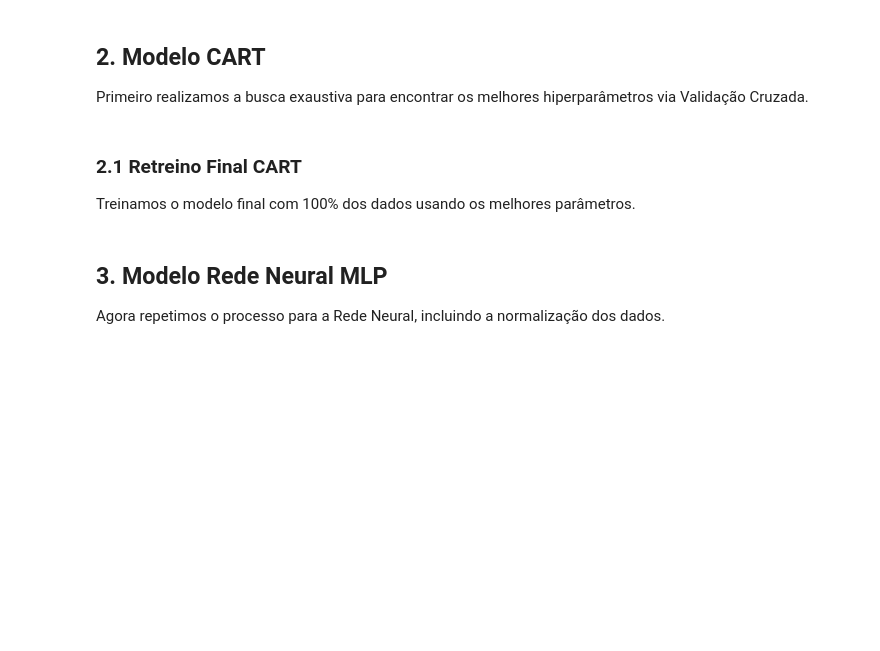
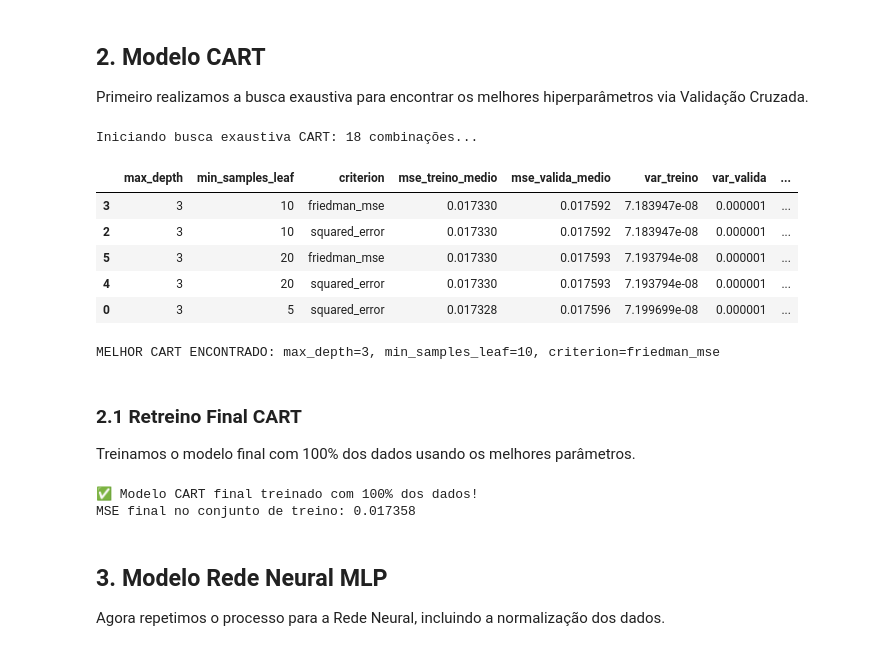
Before and after one commit to MatheusLoureiro2003/regressao_sistemas_inteligentes, a Jupyter notebook: regressao.ipynb, the cells around one changed output. Drawn from its saved outputs; the diff is of its cells as text; code cells hidden in the pictures; blank space fills up the shorter version.

```diff
--- a/regressao.ipynb
+++ b/regressao.ipynb
@@ -55,44 +87,55 @@ from itertools import product
 kf = KFold(n_splits=5, shuffle=True, random_state=SEED_TREINO)
 
 param_grid = {
-    'max_depth': [3, 5, 10, 15],
+    'max_depth': [3, 5, 10],
     'min_samples_leaf': [5, 10, 20],
     'criterion': ['squared_error', 'friedman_mse']
 }
 
 keys, values = zip(*param_grid.items())
 combinacoes = [dict(zip(keys, v)) for v in product(*values)]
 resultados_lista = []
 
 print(f"Iniciando busca exaustiva CART: {len(combinacoes)} combinações...\n")
 
 for i, params in enumerate(combinacoes):
     model = DecisionTreeRegressor(**params, random_state=SEED_TREINO)
     cv_results = cross_validate(model, X, y, cv=kf, scoring="neg_mean_squared_error", return_train_score=True)
 
     mse_treino = -cv_results["train_score"]
     mse_valida = -cv_results["test_score"]
 
     resultados_lista.append({
         "max_depth": params['max_depth'],
         "min_samples_leaf": params['min_samples_leaf'],
         "criterion": params['criterion'],
         "mse_treino_medio": np.mean(mse_treino),
         "mse_valida_medio": np.mean(mse_valida),
         "var_treino": np.var(mse_treino),
         "var_valida": np.var(mse_valida),
         "diff_abs": abs(np.mean(mse_treino) - np.mean(mse_valida))
     })
 
 df_resultados_cart = pd.DataFrame(resultados_lista).sort_values("mse_valida_medio")
 display(df_resultados_cart.head(5))
 
 melhor_cart_config = df_resultados_cart.iloc[0]
-print(f"\nMELHOR CART ENCONTRADO: max_depth={melhor_cart_config['max_depth']}, min_samples_leaf={melhor_cart_config['min_samples_leaf']}, criterion={melhor_cart_res['criterion']}")
+print(f"\nMELHOR CART ENCONTRADO: max_depth={melhor_cart_config['max_depth']}, min_samples_leaf={melhor_cart_config['min_samples_leaf']}, criterion={melhor_cart_config['criterion']}")
+# %% [output]
+Iniciando busca exaustiva CART: 18 combinações...
+|  | max_depth | min_samples_leaf | criterion | mse_treino_medio | mse_valida_medio | var_treino | var_valida | ... |
+| 3 | 3 | 10 | friedman_mse | 0.017330 | 0.017592 | 7.183947e-08 | 0.000001 | ... |
+| 2 | 3 | 10 | squared_error | 0.017330 | 0.017592 | 7.183947e-08 | 0.000001 | ... |
+| 5 | 3 | 20 | friedman_mse | 0.017330 | 0.017593 | 7.193794e-08 | 0.000001 | ... |
+| 4 | 3 | 20 | squared_error | 0.017330 | 0.017593 | 7.193794e-08 | 0.000001 | ... |
+| 0 | 3 | 5 | squared_error | 0.017328 | 0.017596 | 7.199699e-08 | 0.000001 | ... |
+MELHOR CART ENCONTRADO: max_depth=3, min_samples_leaf=10, criterion=friedman_mse
 # %% [markdown]
 ### 2.1 Retreino Final CART
 Treinamos o modelo final com 100% dos dados usando os melhores parâmetros.
 # %%
+from sklearn.metrics import mean_squared_error
+
 modelo_final_cart = DecisionTreeRegressor(
     max_depth=melhor_cart_config['max_depth'],
     min_samples_leaf=melhor_cart_config['min_samples_leaf'],
@@ -101,6 +144,14 @@ modelo_final_cart = DecisionTreeRegressor(
 )
 modelo_final_cart.fit(X, y)
 print("✅ Modelo CART final treinado com 100% dos dados!")
+# Calculando o erro nos dados que ele acabou de ver (Erro de Treino Final)
+y_pred_final = modelo_final_cart.predict(X)
+mse_final = mean_squared_error(y, y_pred_final)
+
+print(f"MSE final no conjunto de treino: {mse_final:.6f}")
+# %% [output]
+✅ Modelo CART final treinado com 100% dos dados!
+MSE final no conjunto de treino: 0.017358
 # %% [markdown]
 ## 3. Modelo Rede Neural MLP
 Agora repetimos o processo para a Rede Neural, incluindo a normalização dos dados.
```
Also changed, not shown: parts of 11 cells of this notebook, 1 other file.
